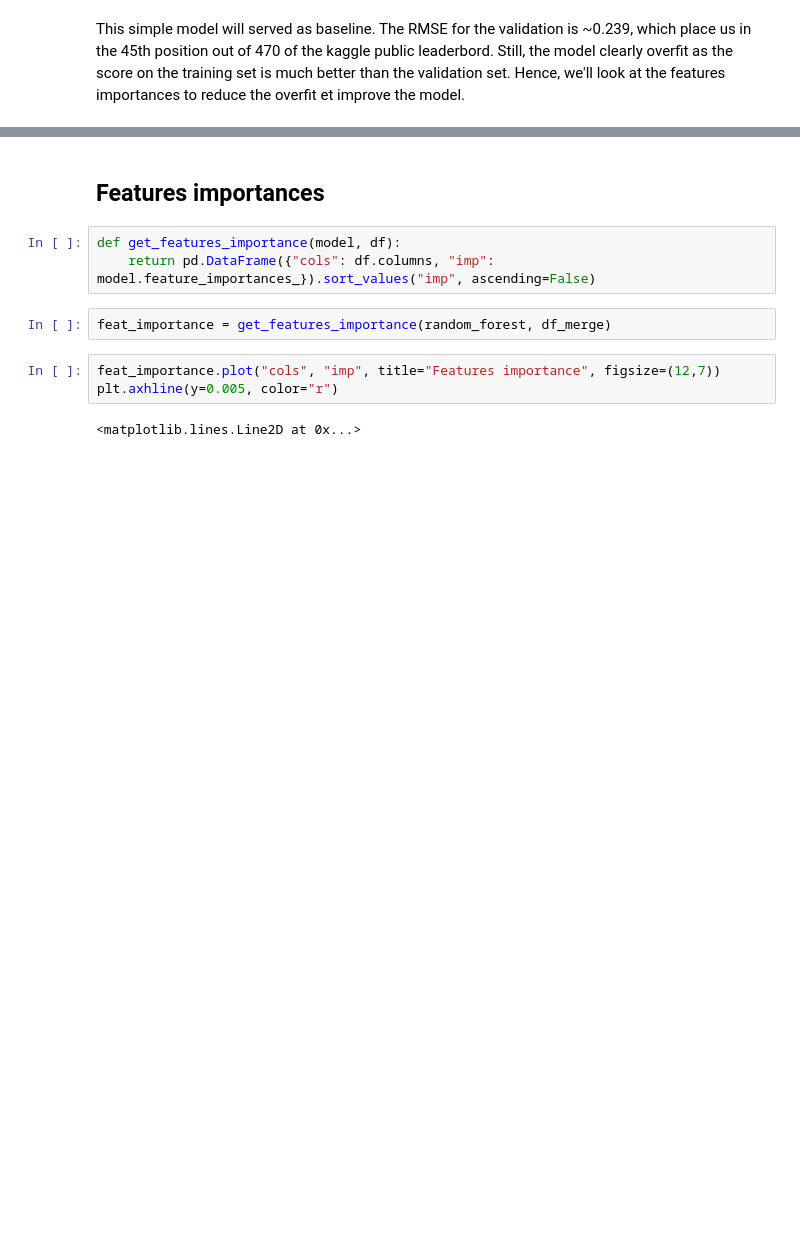
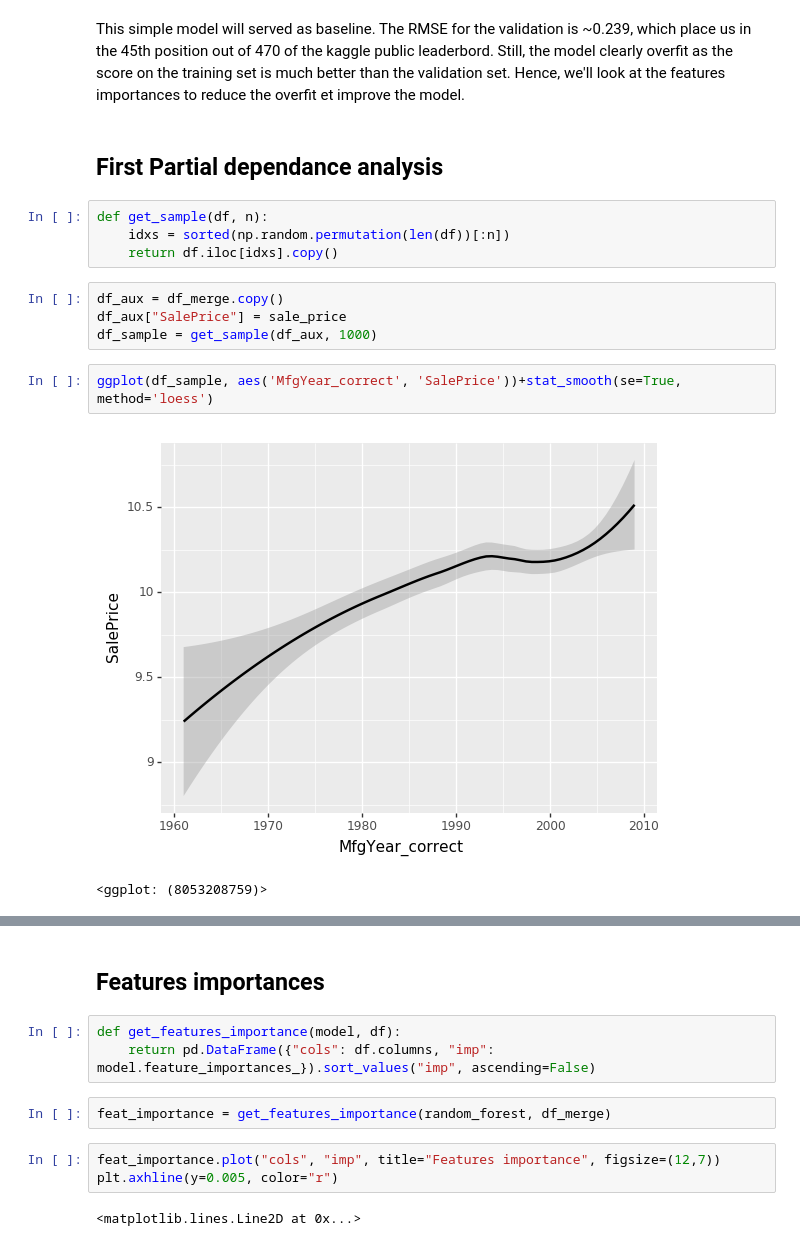
Before and after one commit to BastienVialla/bluebook_for_bulldozers, a Jupyter notebook: bulldozers.ipynb, the cells around one changed output, grey strips where cells are left out. Drawn from its saved outputs; the diff is of its cells as text; blank space fills up the shorter version.

```diff
--- a/bulldozers.ipynb
+++ b/bulldozers.ipynb
@@ -617,3 +627,18 @@ scores
 This simple model will served as baseline. The RMSE for the validation is ~0.239, which place us in the 45th position out of 470 of the kaggle public leaderbord.
 Still, the model clearly overfit as the score on the training set is much better than the validation set.
 Hence, we'll look at the features importances to reduce the overfit et improve the model.
+# %% [markdown]
+## First Partial dependance analysis
+# %%
+def get_sample(df, n):
+    idxs = sorted(np.random.permutation(len(df))[:n])
+    return df.iloc[idxs].copy()
+# %%
+df_aux = df_merge.copy()
+df_aux["SalePrice"] = sale_price
+df_sample = get_sample(df_aux, 1000)
+# %%
+ggplot(df_sample, aes('MfgYear_correct', 'SalePrice'))+stat_smooth(se=True, method='loess')
+# %% [output]
+[figure, added]
+<ggplot: (8053208759)>
```
Also changed, not shown: parts of 36 cells of this notebook.
